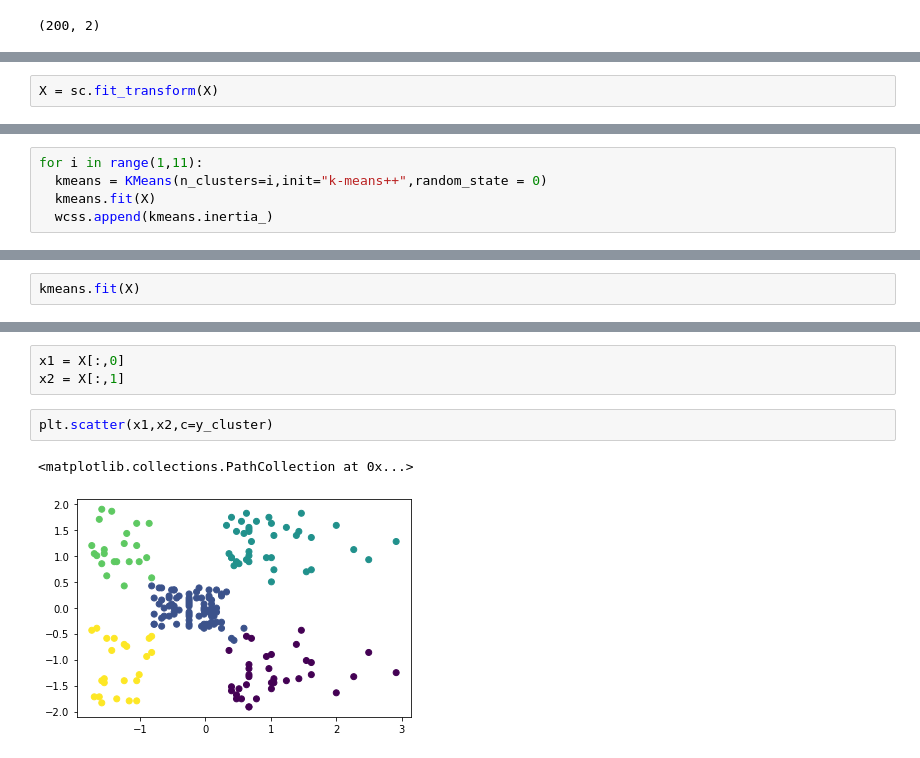
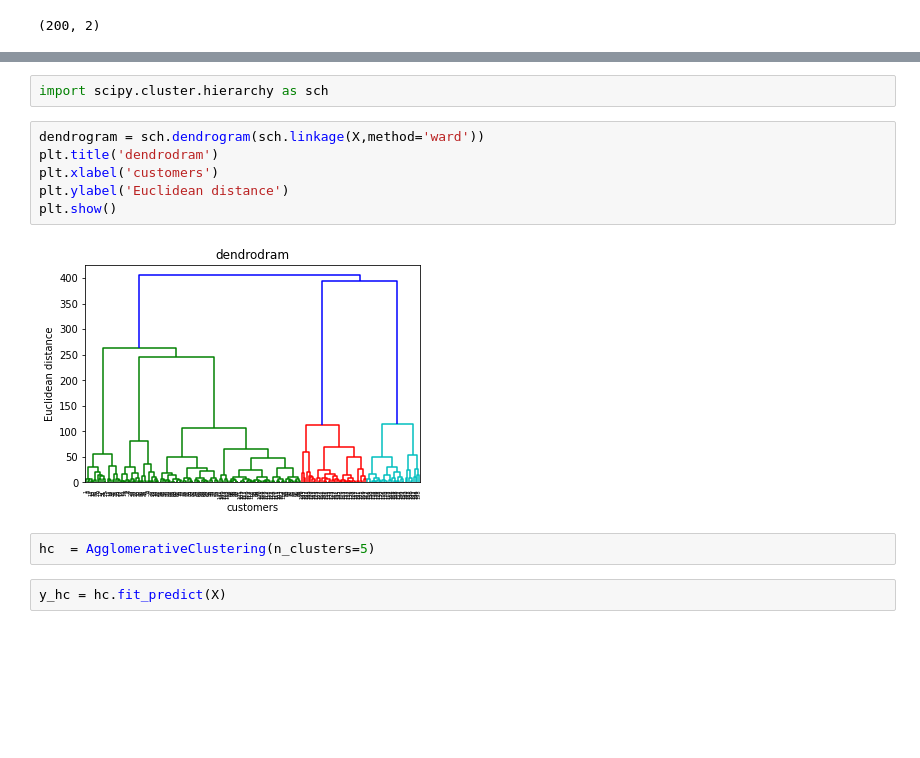
Before and after one commit to Er-Sonu/Sonu, a Jupyter notebook: Welcome_To_Colaboratory.ipynb, the cells around one changed output, grey strips where cells are left out. Drawn from its saved outputs; the diff is of its cells as text; blank space fills up the shorter version.

```diff
--- a/Welcome_To_Colaboratory.ipynb
+++ b/Welcome_To_Colaboratory.ipynb
@@ -149,2 +165,0 @@ sc = StandardScaler()
-# %%
-X = sc.fit_transform(X)
@@ -179,5 +165,0 @@ wcss = []
-# %%
-for i in range(1,11):
-  kmeans = KMeans(n_clusters=i,init="k-means++",random_state = 0)
-  kmeans.fit(X)
-  wcss.append(kmeans.inertia_)
@@ -194,2 +165,0 @@ kmeans = KMeans(n_clusters=5,random_state=0)
-# %%
-kmeans.fit(X)
@@ -213,8 +166,14 @@ array([4, 3, 4, 3, 4, 3, 4, 3, 4, 3, 4, 3, 4, 3, 4, 3, 4, 3, 4, 3, 4, 3,
-# %%
-x1 = X[:,0]
-x2 = X[:,1]
-# %%
-plt.scatter(x1,x2,c=y_cluster)
-# %% [output]
-<matplotlib.collections.PathCollection at 0x...>
-[figure, removed]
+# %%
+import scipy.cluster.hierarchy as sch
+# %%
+dendrogram = sch.dendrogram(sch.linkage(X,method='ward'))
+plt.title('dendrodram')
+plt.xlabel('customers')
+plt.ylabel('Euclidean distance')
+plt.show()
+# %% [output]
+[figure, added]
+# %%
+hc  = AgglomerativeClustering(n_clusters=5)
+# %%
+y_hc = hc.fit_predict(X)
```
Also changed, not shown: parts of 15 cells of this notebook.
